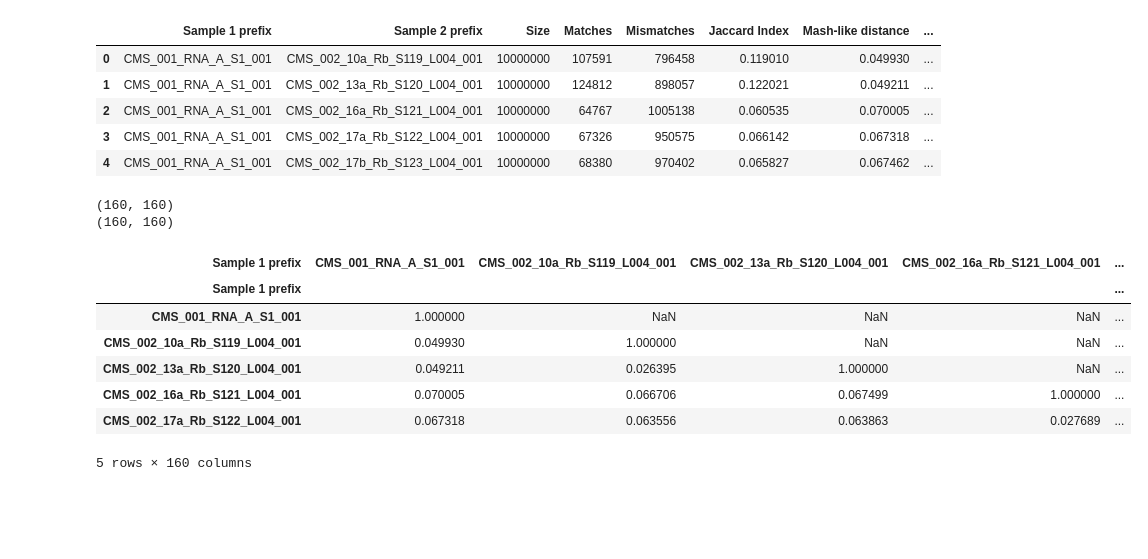
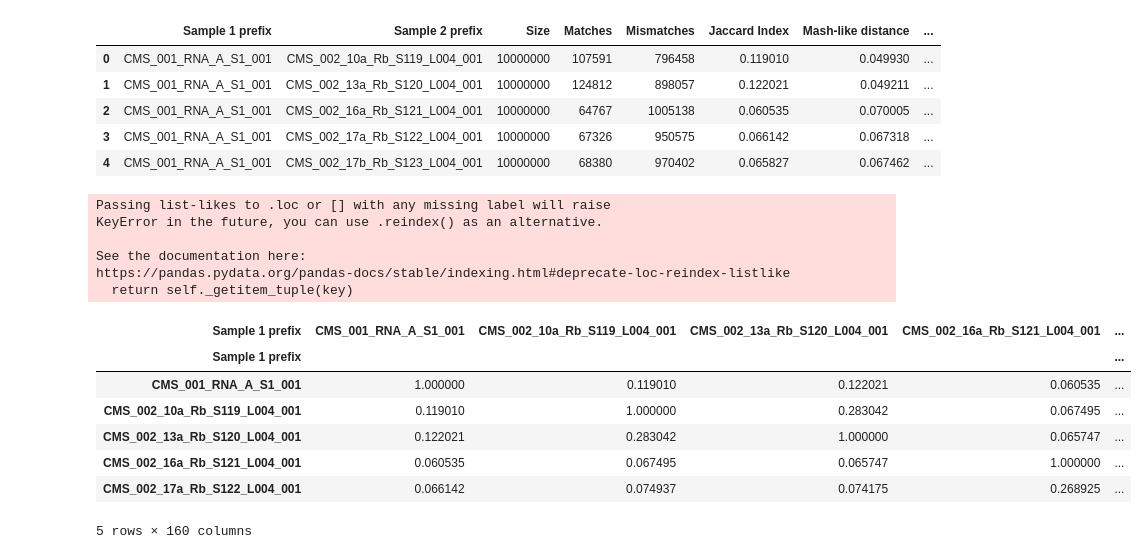
Before and after one commit to czbiohub/sketch-compare, a Jupyter notebook: visualization.ipynb, the cells around one changed output. Drawn from its saved outputs; the diff is of its cells as text; code cells hidden in the pictures; blank space fills up the shorter version.

Commit message:
with heatmap

```diff
--- a/visualization.ipynb
+++ b/visualization.ipynb
@@ -65,26 +65,21 @@ dd_tsv_w_labels.head()
 # %%
-# pivot table for heatmap and fill values
-dd_tsv_pivot = dd_tsv.pivot(columns="Sample 1 prefix", index="Sample 2 prefix", values="Mash-like distance")
-print(dd_tsv_pivot.shape)
-
+dd_tsv_pivot = dd_tsv_w_labels.pivot(columns="Sample 1 prefix", index="Sample 2 prefix", values="Jaccard Index")
 dd_tsv_pivot = dd_tsv_pivot.loc[dd_tsv_pivot.columns, :]
-print(dd_tsv_pivot.shape)
-
 np.fill_diagonal(dd_tsv_pivot.values, 1)
-
-dd_tsv_pivot.T.head()
-
-dd_tsv_pivot.fillna(0) + dd_tsv_pivot.T.fillna(0) - np.diag(dd_tsv_pivot.values.diagonal())
-
+dd_tsv_pivot = dd_tsv_pivot.fillna(0) + dd_tsv_pivot.T.fillna(0) - np.diag(dd_tsv_pivot.values.diagonal())
 dd_tsv_pivot.head()
 # %% [output]
-(160, 160)
-(160, 160)
+Passing list-likes to .loc or [] with any missing label will raise
+KeyError in the future, you can use .reindex() as an alternative.
+
+See the documentation here:
+https://pandas.pydata.org/pandas-docs/stable/indexing.html#deprecate-loc-reindex-listlike
+  return self._getitem_tuple(key)
 | Sample 1 prefix | CMS_001_RNA_A_S1_001 | CMS_002_10a_Rb_S119_L004_001 | CMS_002_13a_Rb_S120_L004_001 | CMS_002_16a_Rb_S121_L004_001 | ... |
 | Sample 1 prefix |  |  |  |  | ... |
-| CMS_001_RNA_A_S1_001 | 1.000000 | NaN | NaN | NaN | ... |
-| CMS_002_10a_Rb_S119_L004_001 | 0.049930 | 1.000000 | NaN | NaN | ... |
-| CMS_002_13a_Rb_S120_L004_001 | 0.049211 | 0.026395 | 1.000000 | NaN | ... |
-| CMS_002_16a_Rb_S121_L004_001 | 0.070005 | 0.066706 | 0.067499 | 1.000000 | ... |
-| CMS_002_17a_Rb_S122_L004_001 | 0.067318 | 0.063556 | 0.063863 | 0.027689 | ... |
+| CMS_001_RNA_A_S1_001 | 1.000000 | 0.119010 | 0.122021 | 0.060535 | ... |
+| CMS_002_10a_Rb_S119_L004_001 | 0.119010 | 1.000000 | 0.283042 | 0.067495 | ... |
+| CMS_002_13a_Rb_S120_L004_001 | 0.122021 | 0.283042 | 1.000000 | 0.065747 | ... |
+| CMS_002_16a_Rb_S121_L004_001 | 0.060535 | 0.067495 | 0.065747 | 1.000000 | ... |
+| CMS_002_17a_Rb_S122_L004_001 | 0.066142 | 0.074937 | 0.074175 | 0.268925 | ... |
 5 rows × 160 columns
```
Also changed, not shown: parts of 12 cells of this notebook.
